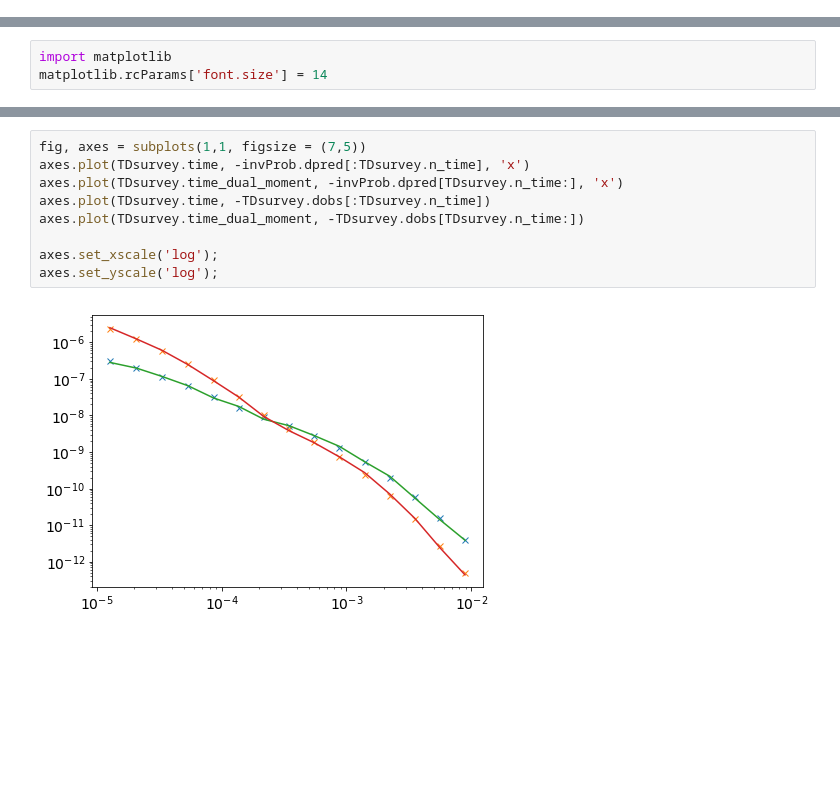
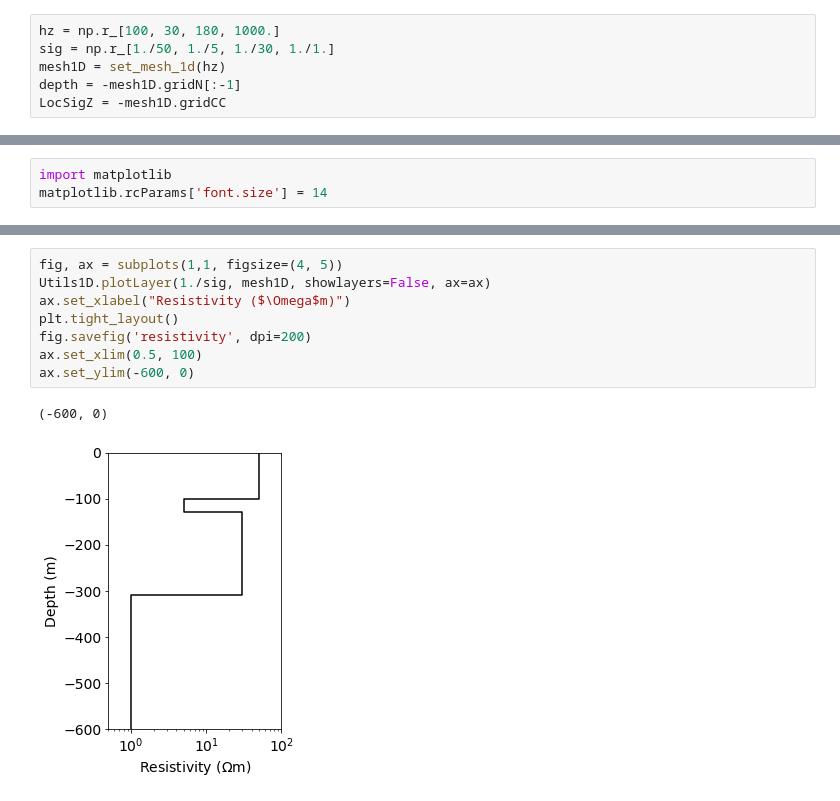
Before and after one commit to simpeg/simpegEM1D, a Jupyter notebook: notebooks/examples/EM1D_inversion_TD_layers_dual_moment_proposal.ipynb, the cells around one changed output, grey strips where cells are left out. Saved outputs shown, nothing was run; the diff lists cells and outputs as text; blank space fills up the shorter version.

```diff
--- a/notebooks/examples/EM1D_inversion_TD_layers_dual_moment_proposal.ipynb
+++ b/notebooks/examples/EM1D_inversion_TD_layers_dual_moment_proposal.ipynb
@@ -61,0 +59,6 @@ m_true = np.log(sig)
+# %%
+hz = np.r_[100, 30, 180, 1000.]
+sig = np.r_[1./50, 1./5, 1./30, 1./1.]
+mesh1D = set_mesh_1d(hz)
+depth = -mesh1D.gridN[:-1]
+LocSigZ = -mesh1D.gridCC
@@ -206,11 +78,11 @@ fig.savefig('resistivity_l0', dpi=200)
-# %%
-fig, axes = subplots(1,1, figsize = (7,5))
-axes.plot(TDsurvey.time, -invProb.dpred[:TDsurvey.n_time], 'x')
-axes.plot(TDsurvey.time_dual_moment, -invProb.dpred[TDsurvey.n_time:], 'x')
-axes.plot(TDsurvey.time, -TDsurvey.dobs[:TDsurvey.n_time])
-axes.plot(TDsurvey.time_dual_moment, -TDsurvey.dobs[TDsurvey.n_time:])
-
-axes.set_xscale('log');
-axes.set_yscale('log');
-# %% [output]
-[figure, removed]
+# %%
+fig, ax = subplots(1,1, figsize=(4, 5))
+Utils1D.plotLayer(1./sig, mesh1D, showlayers=False, ax=ax)
+ax.set_xlabel("Resistivity ($\Omega$m)")
+plt.tight_layout()
+fig.savefig('resistivity', dpi=200)
+ax.set_xlim(0.5, 100)
+ax.set_ylim(-600, 0)
+# %% [output]
+(-600, 0)
+[figure, added]
```
Also changed, not shown: parts of 40 cells of this notebook, 8 other files.
